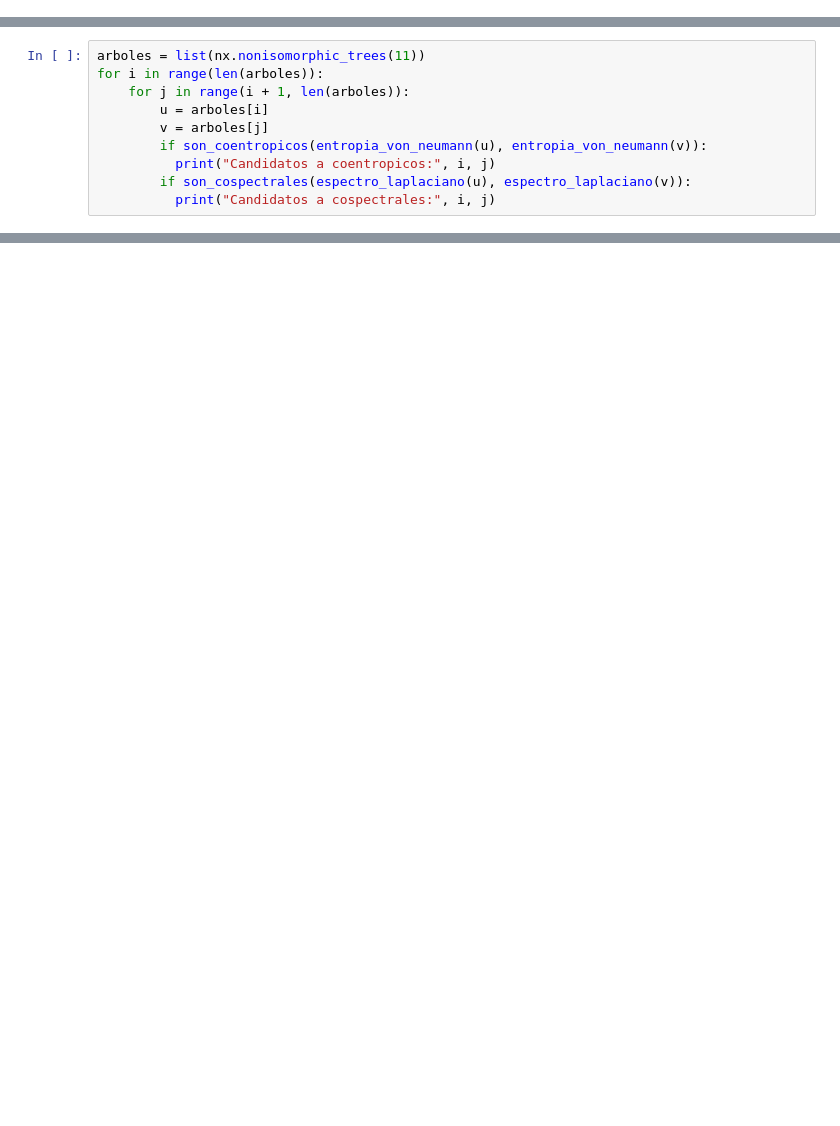
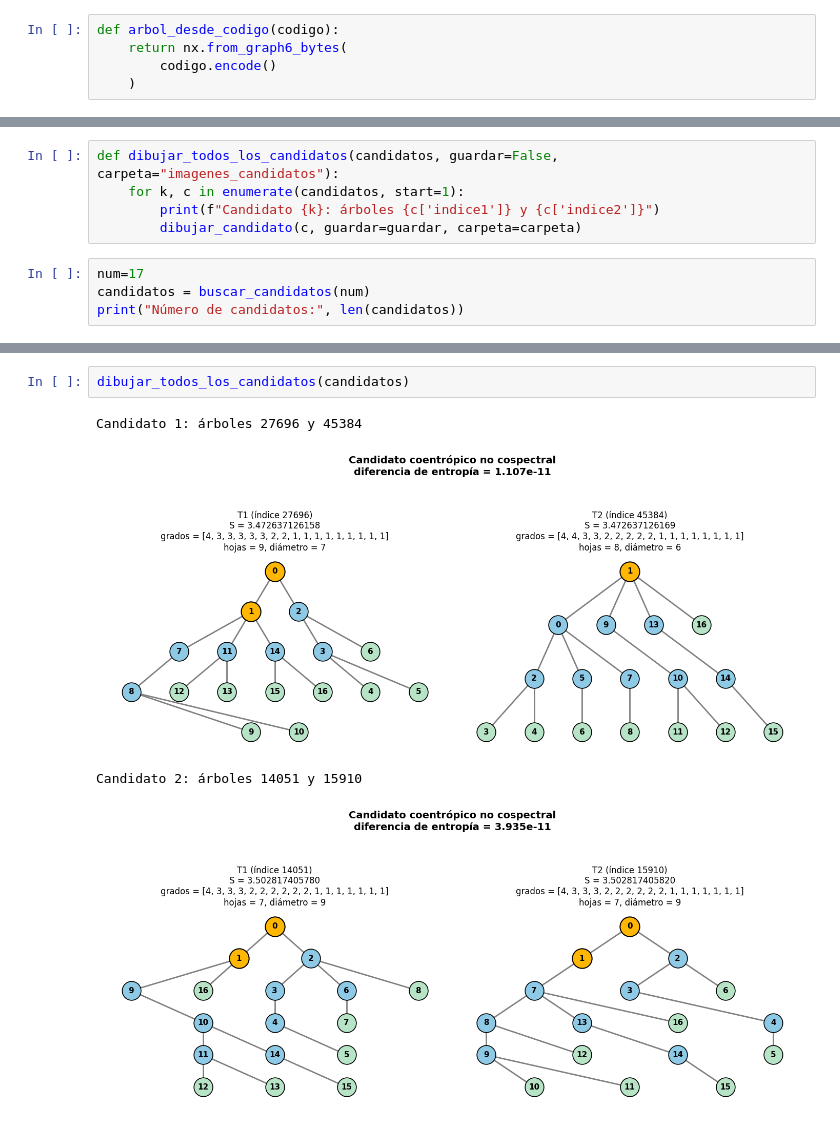
Before and after one commit to arnolosabas/Seminario-de-Investigacion, a Jupyter notebook: Código_de_Seminario_de_Investigación.ipynb, the cells around one changed output, grey strips where cells are left out. Cells and saved outputs as stored; diff of their text form; blank space fills up the shorter version.

```diff
--- a/Código_de_Seminario_de_Investigación.ipynb
+++ b/Código_de_Seminario_de_Investigación.ipynb
@@ -26 +119,6 @@ def entropia_von_neumann(G):
+# %%
+def arbol_desde_codigo(codigo):
+    return nx.from_graph6_bytes(
+        codigo.encode()
+    )
 # %%
@@ -69,10 +141,0 @@ def son_coentropicos(datos1, datos2, tol=1e-10):
-# %%
-arboles = list(nx.nonisomorphic_trees(11))
-for i in range(len(arboles)):
-    for j in range(i + 1, len(arboles)):
-        u = arboles[i]
-        v = arboles[j]
-        if son_coentropicos(entropia_von_neumann(u), entropia_von_neumann(v)):
-          print("Candidatos a coentropicos:", i, j)
-        if son_cospectrales(espectro_laplaciano(u), espectro_laplaciano(v)):
-          print("Candidatos a cospectrales:", i, j)
@@ -85,0 +281,9 @@ Candidatos a cospectrales: 97 117
+# %%
+def dibujar_todos_los_candidatos(candidatos, guardar=False, carpeta="imagenes_candidatos"):
+    for k, c in enumerate(candidatos, start=1):
+        print(f"Candidato {k}: árboles {c['indice1']} y {c['indice2']}")
+        dibujar_candidato(c, guardar=guardar, carpeta=carpeta)
+# %%
+num=17
+candidatos = buscar_candidatos(num)
+print("Número de candidatos:", len(candidatos))
@@ -85,0 +347,7 @@ Candidatos a cospectrales: 97 117
+# %%
+dibujar_todos_los_candidatos(candidatos)
+# %% [output]
+Candidato 1: árboles 27696 y 45384
+[figure, added]
+Candidato 2: árboles 14051 y 15910
+[figure, added]
```
Also changed, not shown: parts of 17 cells of this notebook.
